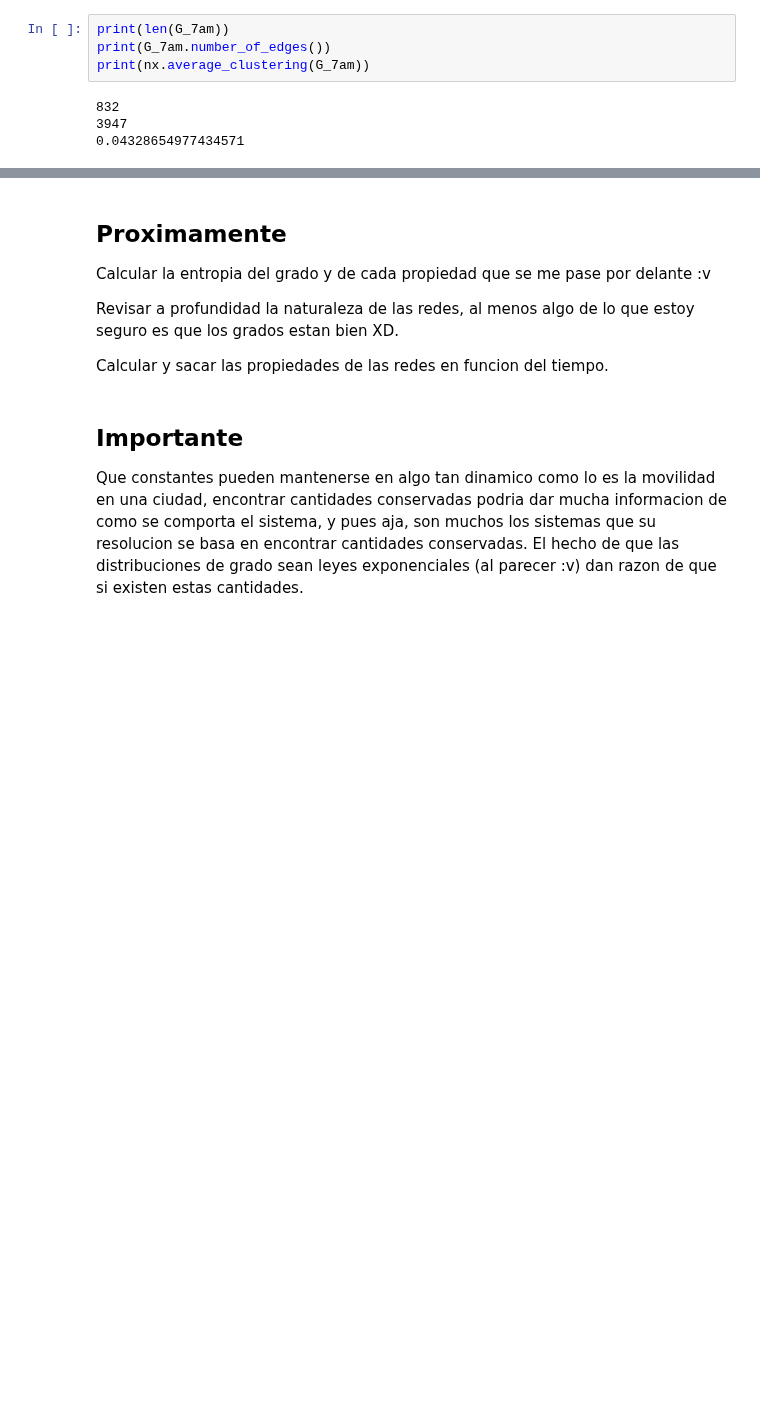
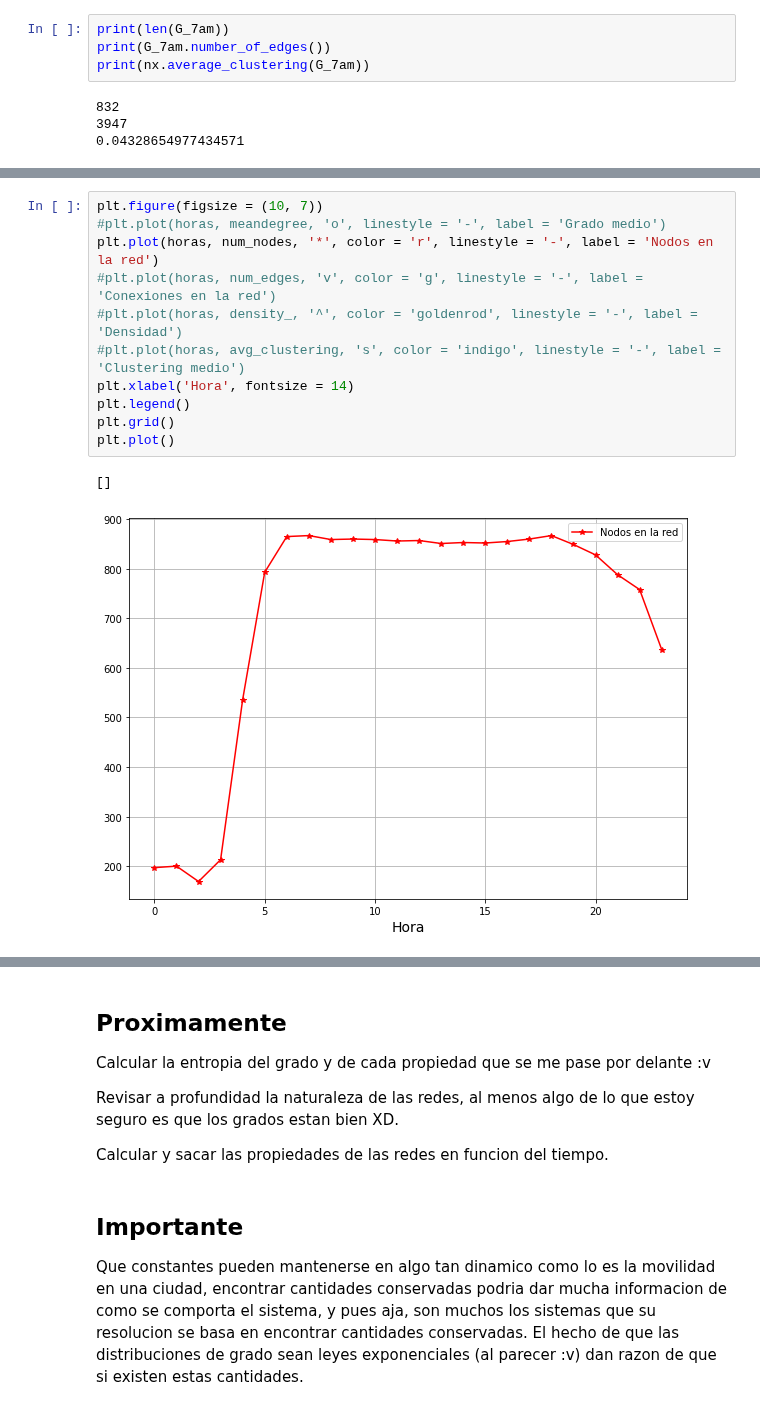
Before and after one commit to saramirezva/Tesis-congestion-Bogota, a Jupyter notebook: Red_completa_Bogota.ipynb, the cells around one changed output, grey strips where cells are left out. Cells and saved outputs as stored; diff of their text form; blank space fills up the shorter version.

```diff
--- a/Red_completa_Bogota.ipynb
+++ b/Red_completa_Bogota.ipynb
@@ -1142,0 +1234,14 @@ plt.plot(horas, meandegree, 'o')
+# %%
+plt.figure(figsize = (10, 7))
+#plt.plot(horas, meandegree, 'o', linestyle = '-', label = 'Grado medio')
+plt.plot(horas, num_nodes, '*', color = 'r', linestyle = '-', label = 'Nodos en la red')
+#plt.plot(horas, num_edges, 'v', color = 'g', linestyle = '-', label = 'Conexiones en la red')
+#plt.plot(horas, density_, '^', color = 'goldenrod', linestyle = '-', label = 'Densidad')
+#plt.plot(horas, avg_clustering, 's', color = 'indigo', linestyle = '-', label = 'Clustering medio')
+plt.xlabel('Hora', fontsize = 14)
+plt.legend()
+plt.grid()
+plt.plot()
+# %% [output]
+[]
+[figure, added]
```
Also changed, not shown: parts of 26 cells of this notebook.
